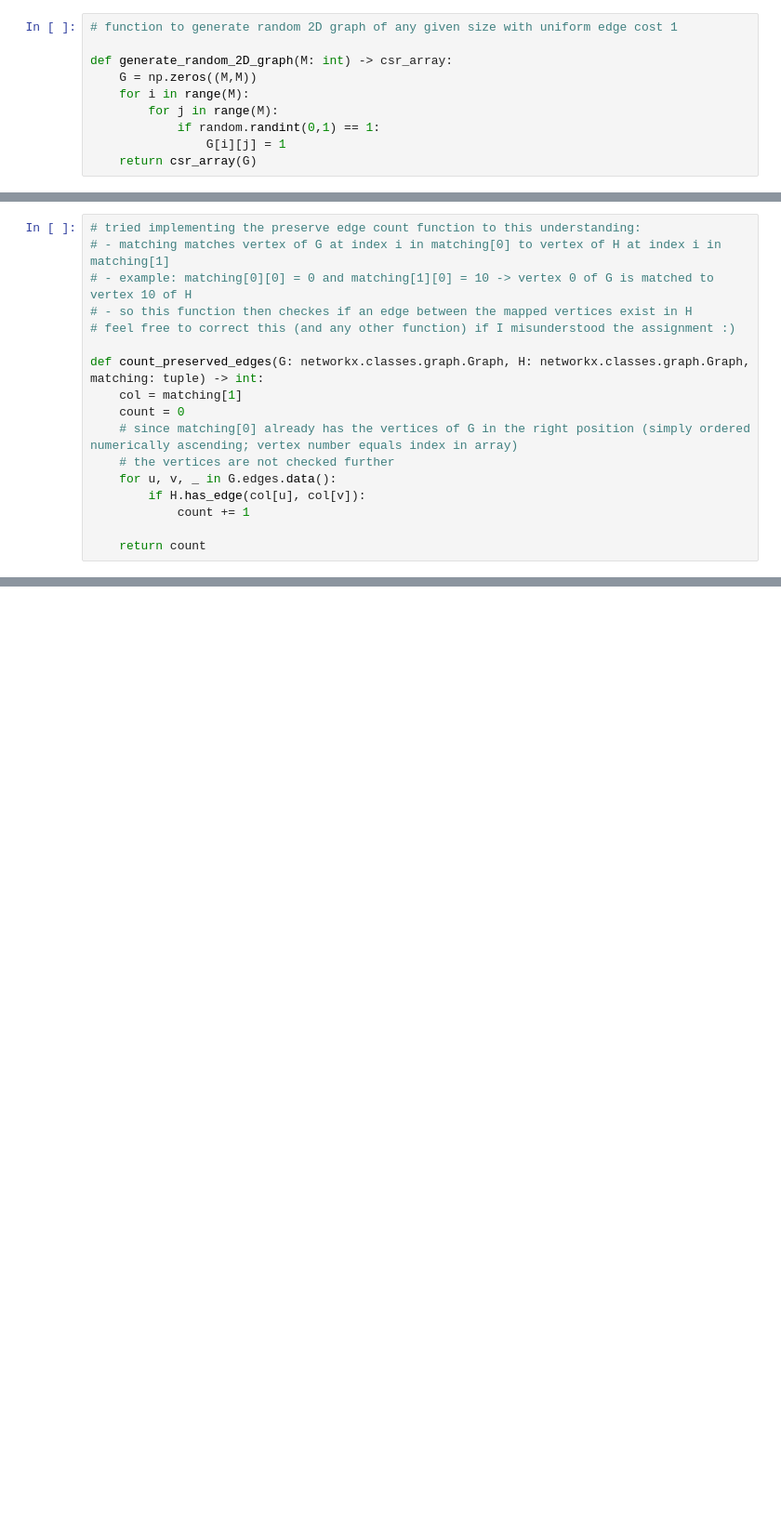
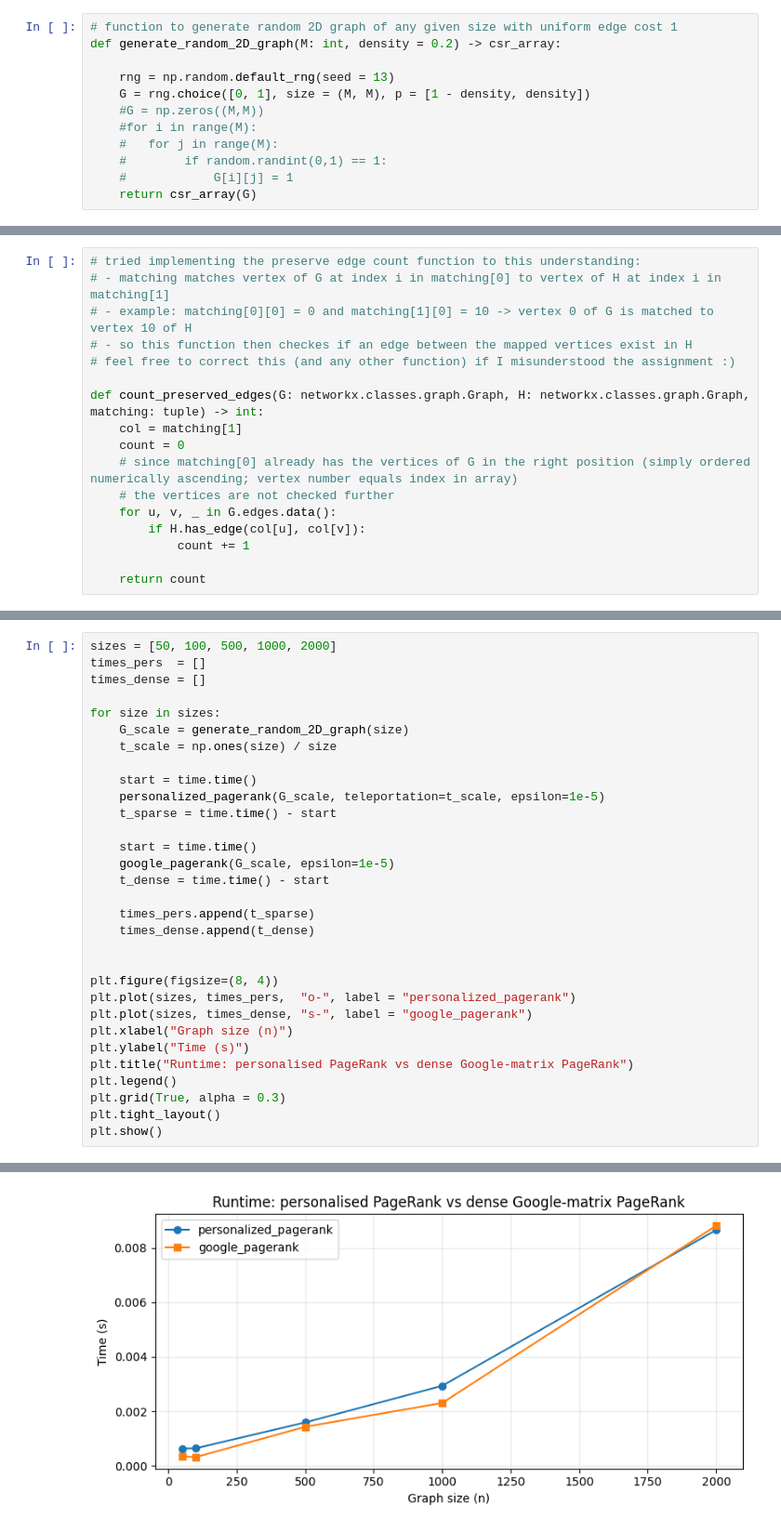
Before and after one commit to shulaze731/SDM-PA3, a Jupyter notebook: PA3.ipynb, the cells around one changed output, grey strips where cells are left out. Shown at 93% size. Cells and saved outputs as stored; diff of their text form; blank space fills up the shorter version.

```diff
--- a/PA3.ipynb
+++ b/PA3.ipynb
@@ -34,13 +18,15 @@ from scipy.optimize import linear_sum_assignment
 ## PageRank
 # %%
 # function to generate random 2D graph of any given size with uniform edge cost 1
+def generate_random_2D_graph(M: int, density = 0.2) -> csr_array:
 
-def generate_random_2D_graph(M: int) -> csr_array:
-    G = np.zeros((M,M))
-    for i in range(M):
-        for j in range(M):
-            if random.randint(0,1) == 1:
-                G[i][j] = 1
+    rng = np.random.default_rng(seed = 13)
+    G = rng.choice([0, 1], size = (M, M), p = [1 - density, density])
+    #G = np.zeros((M,M))
+    #for i in range(M):
+    #   for j in range(M):
+    #        if random.randint(0,1) == 1:
+    #            G[i][j] = 1
     return csr_array(G)
 # %%
 # helper functions
@@ -503,0 +699,32 @@ print(count_preserved_edges(G=G, H=H, matching=matching))
+# %%
+sizes = [50, 100, 500, 1000, 2000]
+times_pers  = []
+times_dense = []
+
+for size in sizes:
+    G_scale = generate_random_2D_graph(size)
+    t_scale = np.ones(size) / size
+
+    start = time.time()
+    personalized_pagerank(G_scale, teleportation=t_scale, epsilon=1e-5)
+    t_sparse = time.time() - start
+
+    start = time.time()
+    google_pagerank(G_scale, epsilon=1e-5)
+    t_dense = time.time() - start
+
+    times_pers.append(t_sparse)
+    times_dense.append(t_dense)
+
+
+plt.figure(figsize=(8, 4))
+plt.plot(sizes, times_pers,  "o-", label = "personalized_pagerank")
+plt.plot(sizes, times_dense, "s-", label = "google_pagerank")
+plt.xlabel("Graph size (n)")
+plt.ylabel("Time (s)")
+plt.title("Runtime: personalised PageRank vs dense Google-matrix PageRank")
+plt.legend()
+plt.grid(True, alpha = 0.3)
+plt.tight_layout()
+plt.show()
+# %% [output]
@@ -503,0 +736 @@ print(count_preserved_edges(G=G, H=H, matching=matching))
+[figure, added]
```
Also changed, not shown: parts of 22 cells of this notebook.
